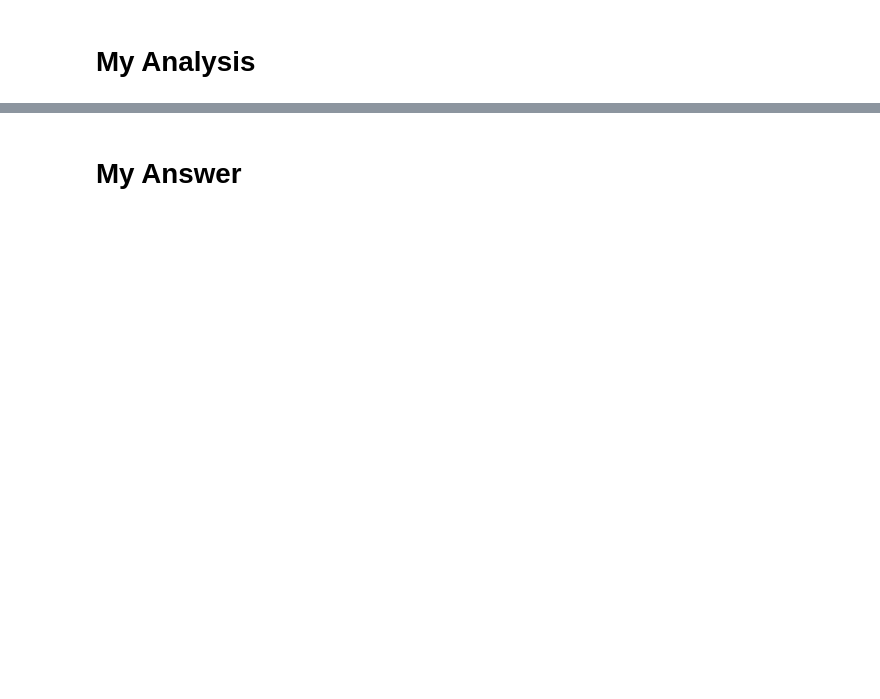
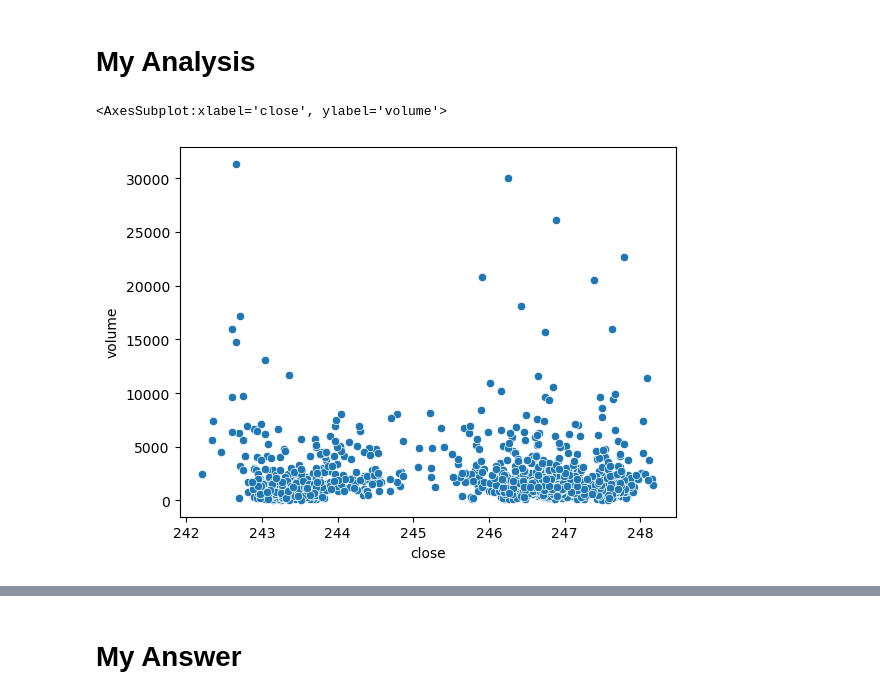
Before and after one commit to applepot437/ai, a Jupyter notebook: sem 1/Semester 1 final/Final+Project+Template.ipynb, the cells around one changed output, grey strips where cells are left out. Saved outputs shown, nothing was run; the diff lists cells and outputs as text; code cells hidden in the pictures; blank space fills up the shorter version.

```diff
--- a/sem 1/Semester 1 final/Final+Project+Template.ipynb
+++ b/sem 1/Semester 1 final/Final+Project+Template.ipynb
@@ -60,4 +72,7 @@ df.head()
 # %% [markdown]
 # My Analysis
 # %%
-# Analyze here
+sns.scatterplot(x='close', y='volume', data=df)
+# %% [output]
+<AxesSubplot:xlabel='close', ylabel='volume'>
+[figure, added]
```
Also changed, not shown: parts of 9 cells of this notebook.
